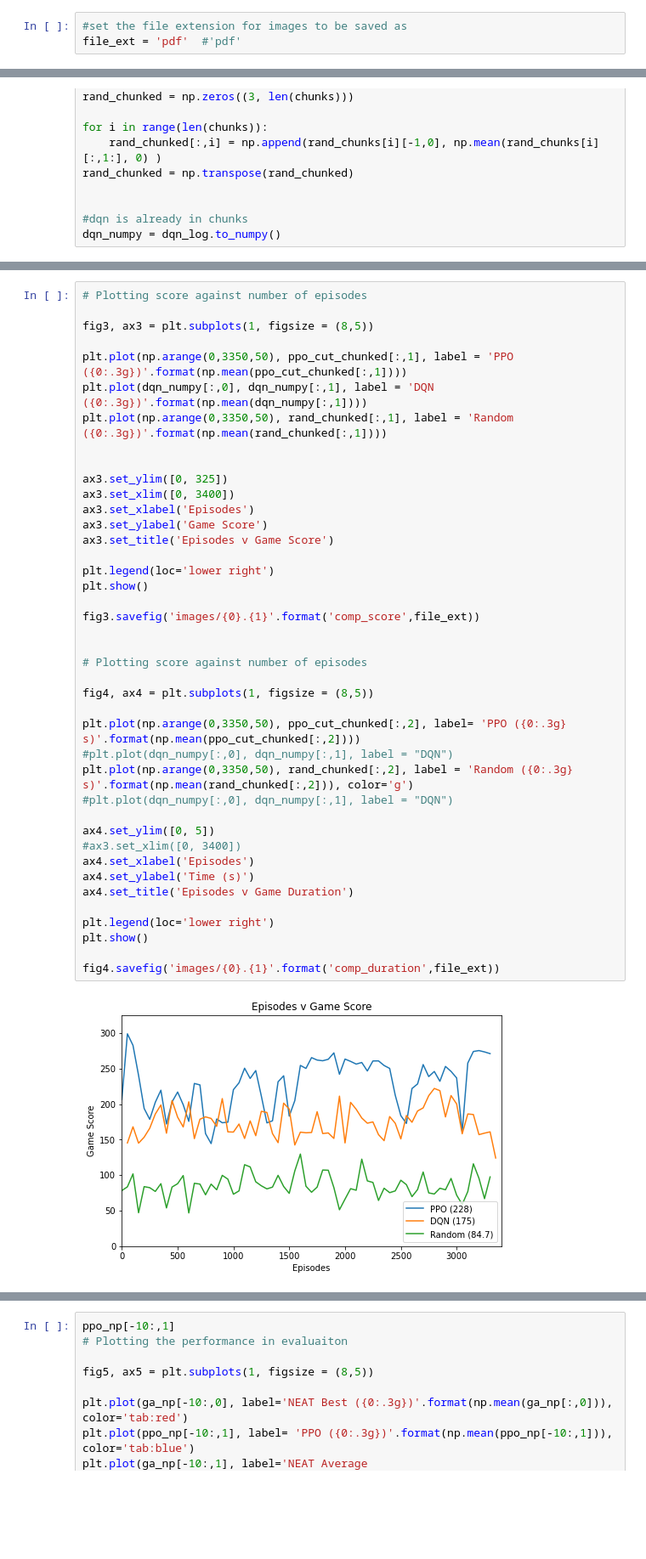
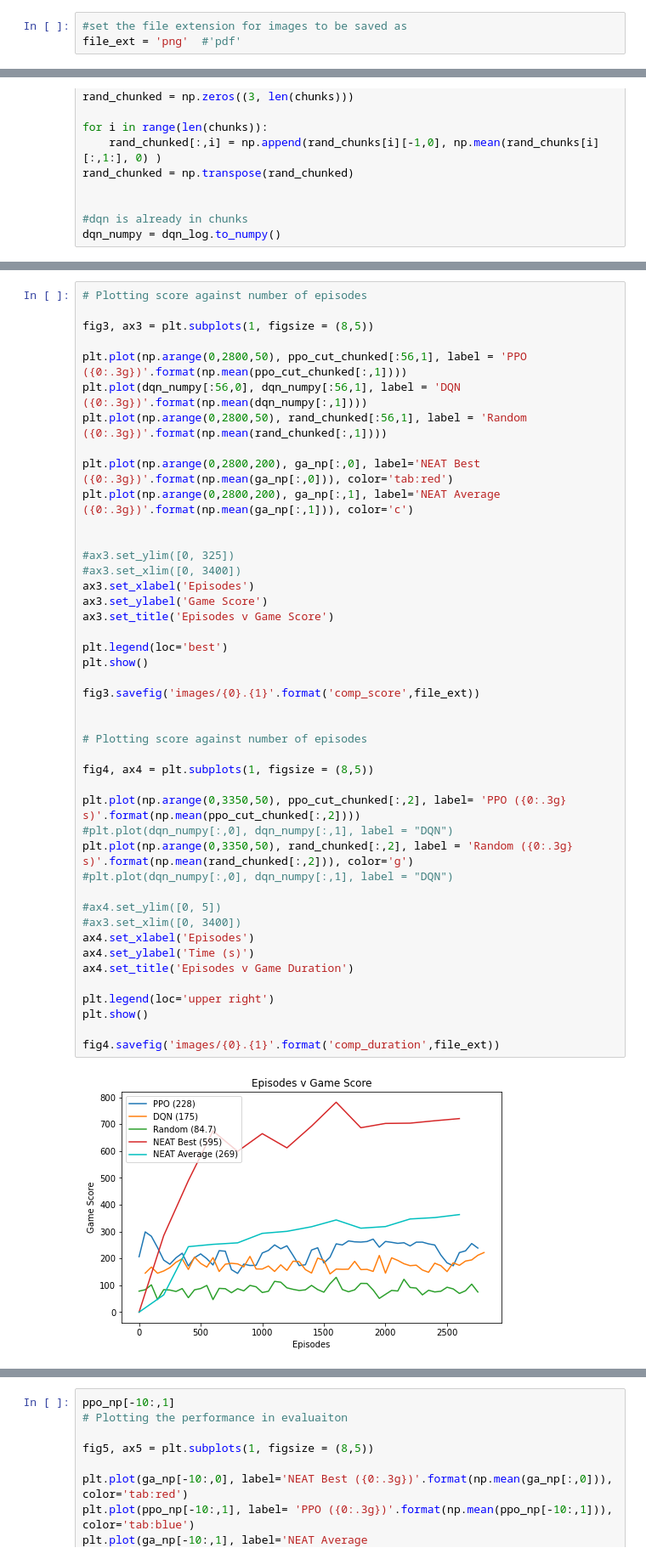
Before and after one commit to p-owens/ai, a Jupyter notebook: results/results.ipynb, the cells around one changed output, grey strips where cells are left out. Shown at 85% size. Cells and saved outputs as stored; diff of their text form; blank space fills up the shorter version.

```diff
--- a/results/results.ipynb
+++ b/results/results.ipynb
@@ -7,7 +7,7 @@ import os
 import matplotlib.pyplot as plt
 # %%
 #set the file extension for images to be saved as
-file_ext = 'pdf'  #'pdf'
+file_ext = 'png'  #'pdf'
 # %%
 # Read in data as .csv files
 
@@ -105,41 +109,44 @@ dqn_numpy = dqn_log.to_numpy()
 
 fig3, ax3 = plt.subplots(1, figsize = (8,5))
 
-plt.plot(np.arange(0,3350,50), ppo_cut_chunked[:,1], label = 'PPO ({0:.3g})'.format(np.mean(ppo_cut_chunked[:,1])))
-plt.plot(dqn_numpy[:,0], dqn_numpy[:,1], label = 'DQN ({0:.3g})'.format(np.mean(dqn_numpy[:,1])))
-plt.plot(np.arange(0,3350,50), rand_chunked[:,1], label = 'Random ({0:.3g})'.format(np.mean(rand_chunked[:,1])))
+plt.plot(np.arange(0,2800,50), ppo_cut_chunked[:56,1], label = 'PPO ({0:.3g})'.format(np.mean(ppo_cut_chunked[:,1])))
+plt.plot(dqn_numpy[:56,0], dqn_numpy[:56,1], label = 'DQN ({0:.3g})'.format(np.mean(dqn_numpy[:,1])))
+plt.plot(np.arange(0,2800,50), rand_chunked[:56,1], label = 'Random ({0:.3g})'.format(np.mean(rand_chunked[:,1])))
+
+plt.plot(np.arange(0,2800,200), ga_np[:,0], label='NEAT Best ({0:.3g})'.format(np.mean(ga_np[:,0])), color='tab:red')
+plt.plot(np.arange(0,2800,200), ga_np[:,1], label='NEAT Average ({0:.3g})'.format(np.mean(ga_np[:,1])), color='c')
 
 
-ax3.set_ylim([0, 325])
-ax3.set_xlim([0, 3400])
+#ax3.set_ylim([0, 325])
+#ax3.set_xlim([0, 3400])
 ax3.set_xlabel('Episodes')
 ax3.set_ylabel('Game Score')
 ax3.set_title('Episodes v Game Score')
 
-plt.legend(loc='lower right')
+plt.legend(loc='best')
 plt.show()
 
 fig3.savefig('images/{0}.{1}'.format('comp_score',file_ext))
 
 
 # Plotting score against number of episodes
 
 fig4, ax4 = plt.subplots(1, figsize = (8,5))
 
 plt.plot(np.arange(0,3350,50), ppo_cut_chunked[:,2], label= 'PPO ({0:.3g} s)'.format(np.mean(ppo_cut_chunked[:,2])))
 #plt.plot(dqn_numpy[:,0], dqn_numpy[:,1], label = "DQN")
 plt.plot(np.arange(0,3350,50), rand_chunked[:,2], label = 'Random ({0:.3g} s)'.format(np.mean(rand_chunked[:,2])), color='g')
 #plt.plot(dqn_numpy[:,0], dqn_numpy[:,1], label = "DQN")
 
-ax4.set_ylim([0, 5])
+#ax4.set_ylim([0, 5])
 #ax3.set_xlim([0, 3400])
 ax4.set_xlabel('Episodes')
 ax4.set_ylabel('Time (s)')
 ax4.set_title('Episodes v Game Duration')
 
-plt.legend(loc='lower right')
+plt.legend(loc='upper right')
 plt.show()
 
 fig4.savefig('images/{0}.{1}'.format('comp_duration',file_ext))
 # %% [output]
-[figure, old version]
+[figure, new version]
```
Also changed, not shown: parts of 3 cells of this notebook, 5 other files.
